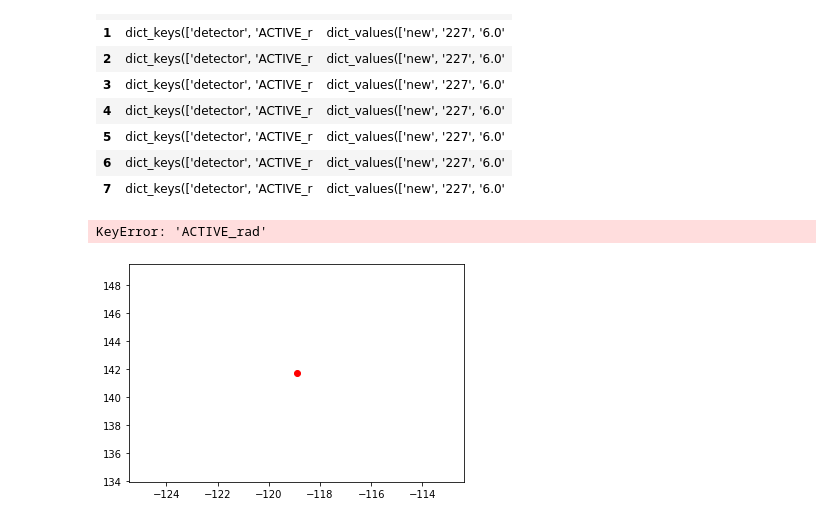
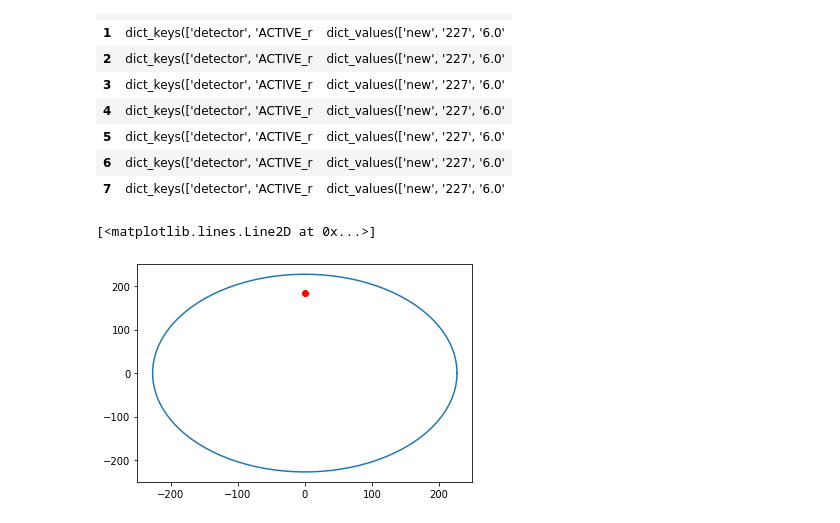
Before and after one commit to kvjmistry/LightTableGen, a Jupyter notebook: notebooks/lt_creator.ipynb, the cells around one changed output. Saved outputs shown, nothing was run; the diff lists cells and outputs as text; code cells hidden in the pictures.

```diff
--- a/notebooks/lt_creator.ipynb
+++ b/notebooks/lt_creator.ipynb
@@ -362,22 +353,23 @@ display(config)
 | 6 | dict_keys(['detector', 'ACTIVE_r | dict_values(['new', '227', '6.0' |
 | 7 | dict_keys(['detector', 'ACTIVE_r | dict_values(['new', '227', '6.0' |
 # %%
-z = 170
+z =70
 sel = lt.z == z
 
-sid = 4
+sid = 3
 
 plt.scatter(lt[sel].x, lt[sel].y, c=lt[sel][pmt + f"_{sid}"])
 plt.scatter(datapmt[datapmt["SensorID"]==sid].X, datapmt[datapmt["SensorID"]==sid].Y, c="r")
 
-r = float(config.set_index("parameter").loc["ACTIVE_rad"])
+# r = float(config.set_index("parameter").loc["ACTIVE_rad"])
+r = 454/2
 theta = np.linspace(0, 2*np.pi, 100)
 x=r*np.cos(theta)
 y=r*np.sin(theta)
 plt.plot(x, y)
 # %% [output]
-KeyError: 'ACTIVE_rad'
+[<matplotlib.lines.Line2D at 0x...>]
-[figure, old version]
+[figure, new version]
 # %%
 sid = 3
 plt.scatter(lt.x, lt.y, c=lt[pmt + f"_{sid}"])
```
Also changed, not shown: parts of 2 cells of this notebook, 1 other file.
